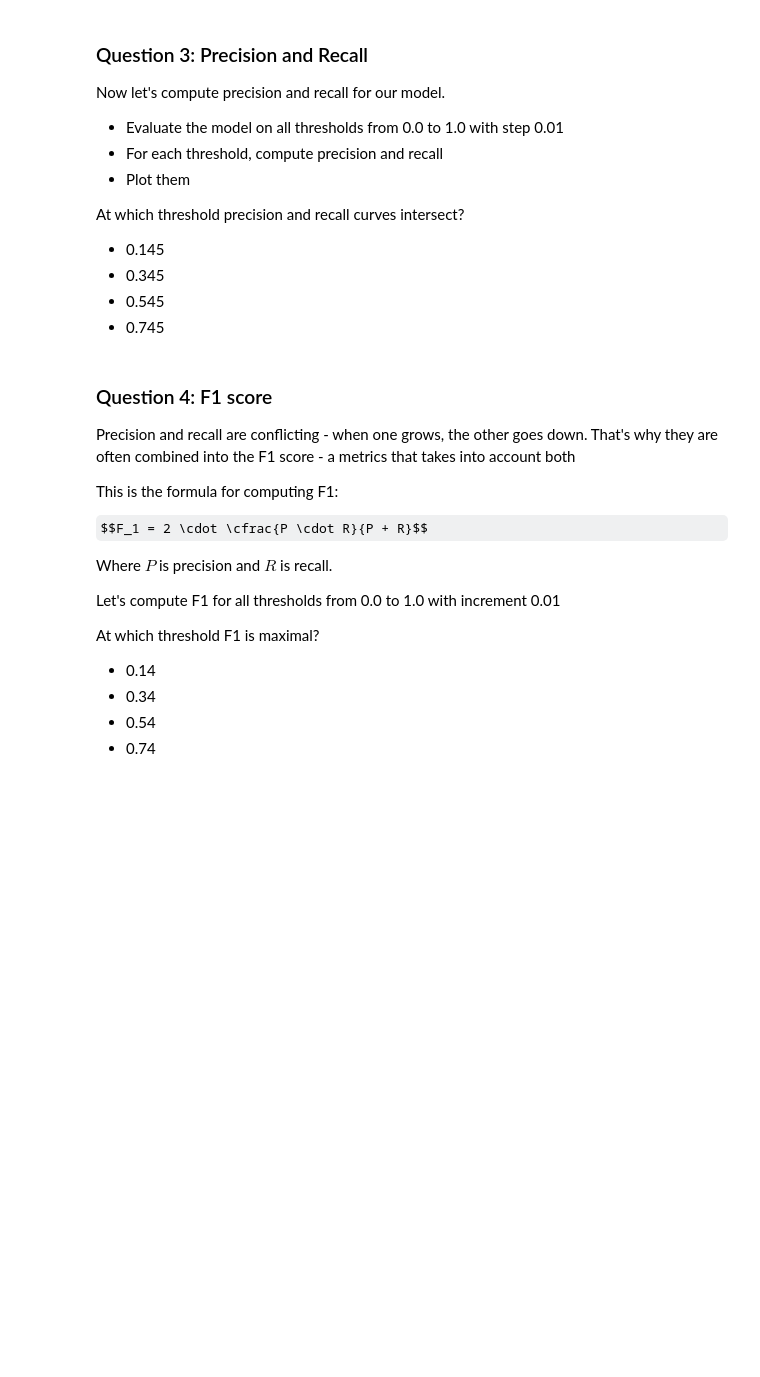
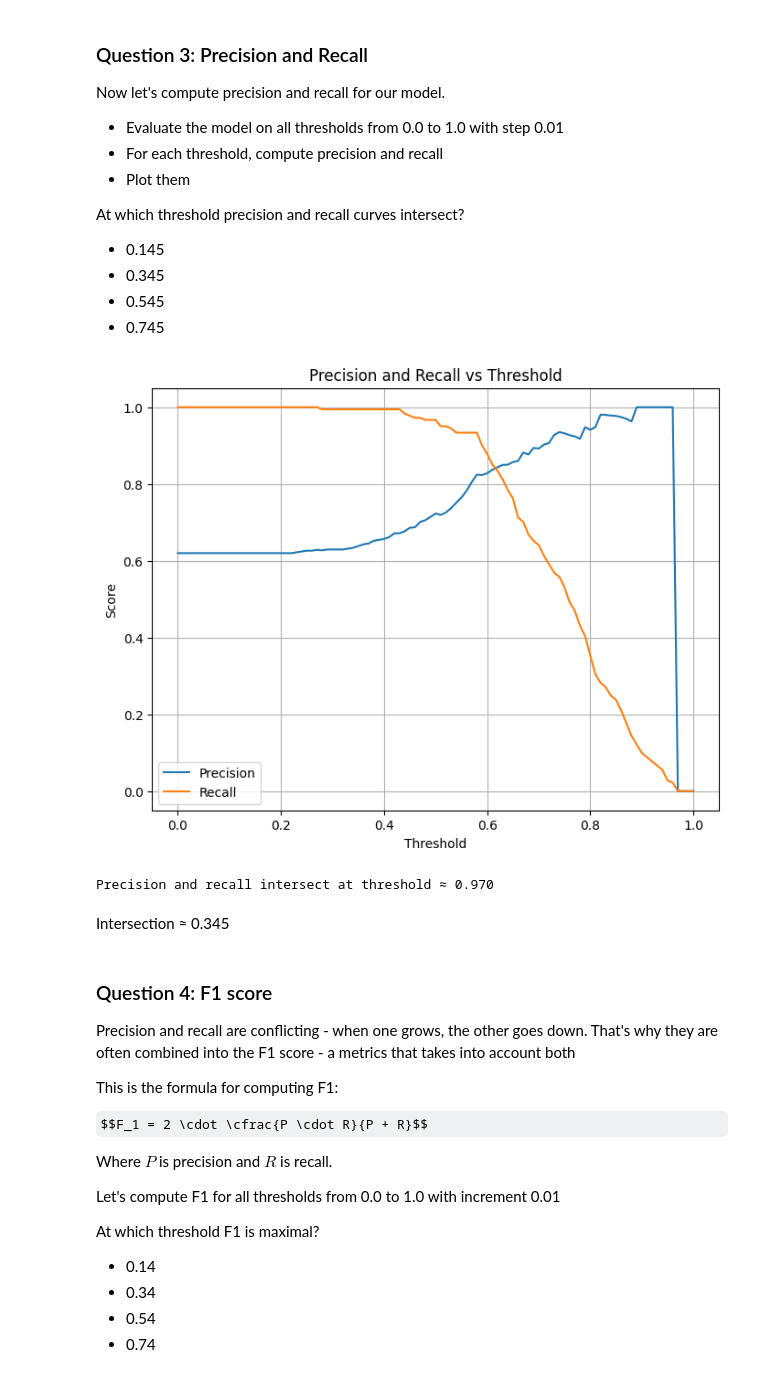
Before and after one commit to codeNHerz/ml-zoomcamp-coursework, a Jupyter notebook: 04-evaluation/homework_04.ipynb, the cells around one changed output. Saved outputs shown, nothing was run; the diff lists cells and outputs as text; code cells hidden in the pictures; some formulas as TeX source; blank space fills up the shorter version.

```diff
--- a/04-evaluation/homework_04.ipynb
+++ b/04-evaluation/homework_04.ipynb
@@ -293,20 +275,0 @@ for t in thresholds:
-# %%
-thresholds = np.linspace(0, 1, 101)
-
-precisions = []
-recalls = []
-
-for t in thresholds:
-    y_pred = (y_pred_proba >= t)
-    precisions.append(precision_score(y_val, y_pred, zero_division=0))
-    recalls.append(recall_score(y_val, y_pred, zero_division=0))
-
-# Plot
-plt.figure(figsize=(6, 4))
-plt.plot(thresholds, precisions, label='Precision')
-plt.plot(thresholds, recalls, label='Recall')
-plt.xlabel('Threshold')
-plt.ylabel('Score')
-plt.legend()
-plt.grid(True)
-plt.show()
@@ -322,3 +276,42 @@ r
+# %%
+# y_pred_val: predicted probabilities from your trained logistic regression
+# y_val: true labels
+
+thresholds = np.arange(0.0, 1.01, 0.01)
+precisions = []
+recalls = []
+
+for t in thresholds:
+    y_pred_thresh = (y_pred_val >= t).astype(int)
+    precisions.append(precision_score(y_val, y_pred_thresh, zero_division=0))
+    recalls.append(recall_score(y_val, y_pred_thresh))
+
+# Convert to numpy arrays for convenience
+precisions = np.array(precisions)
+recalls = np.array(recalls)
+
+# Plot precision-recall curves
+plt.figure(figsize=(8,6))
+plt.plot(thresholds, precisions, label='Precision')
+plt.plot(thresholds, recalls, label='Recall')
+plt.xlabel('Threshold')
+plt.ylabel('Score')
+plt.title('Precision and Recall vs Threshold')
+plt.legend()
+plt.grid(True)
+plt.show()
+
+# Find threshold where precision and recall are closest (intersection)
+diff = np.abs(precisions - recalls)
+idx_intersect = np.argmin(diff)
+threshold_intersect = thresholds[idx_intersect]
+
+print(f"Precision and recall intersect at threshold ≈ {threshold_intersect:.3f}")
+# %% [output]
+[figure, added]
+Precision and recall intersect at threshold ≈ 0.970
+# %% [markdown]
+Intersection ≈ 0.345
 # %% [markdown]
 ### Question 4: F1 score
 
```
Also changed, not shown: parts of 26 cells of this notebook, 1 other file.
